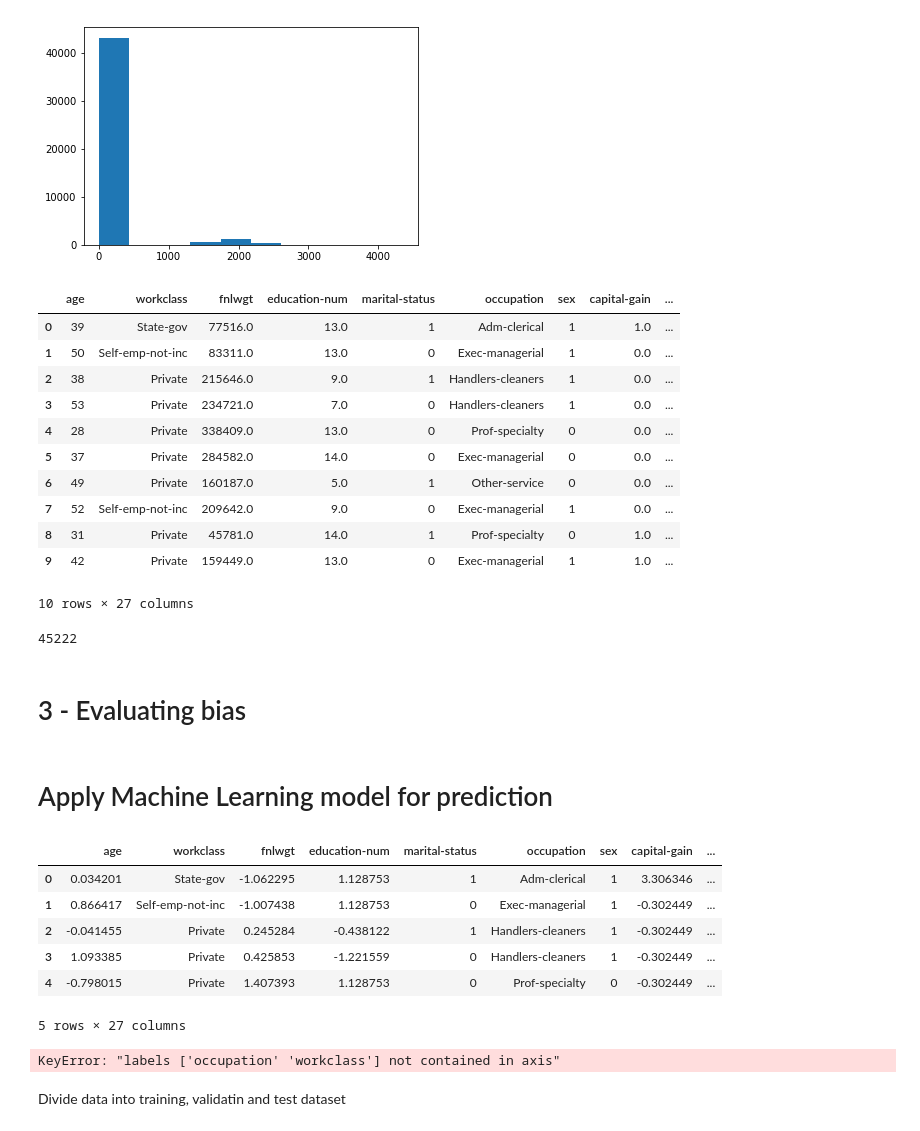
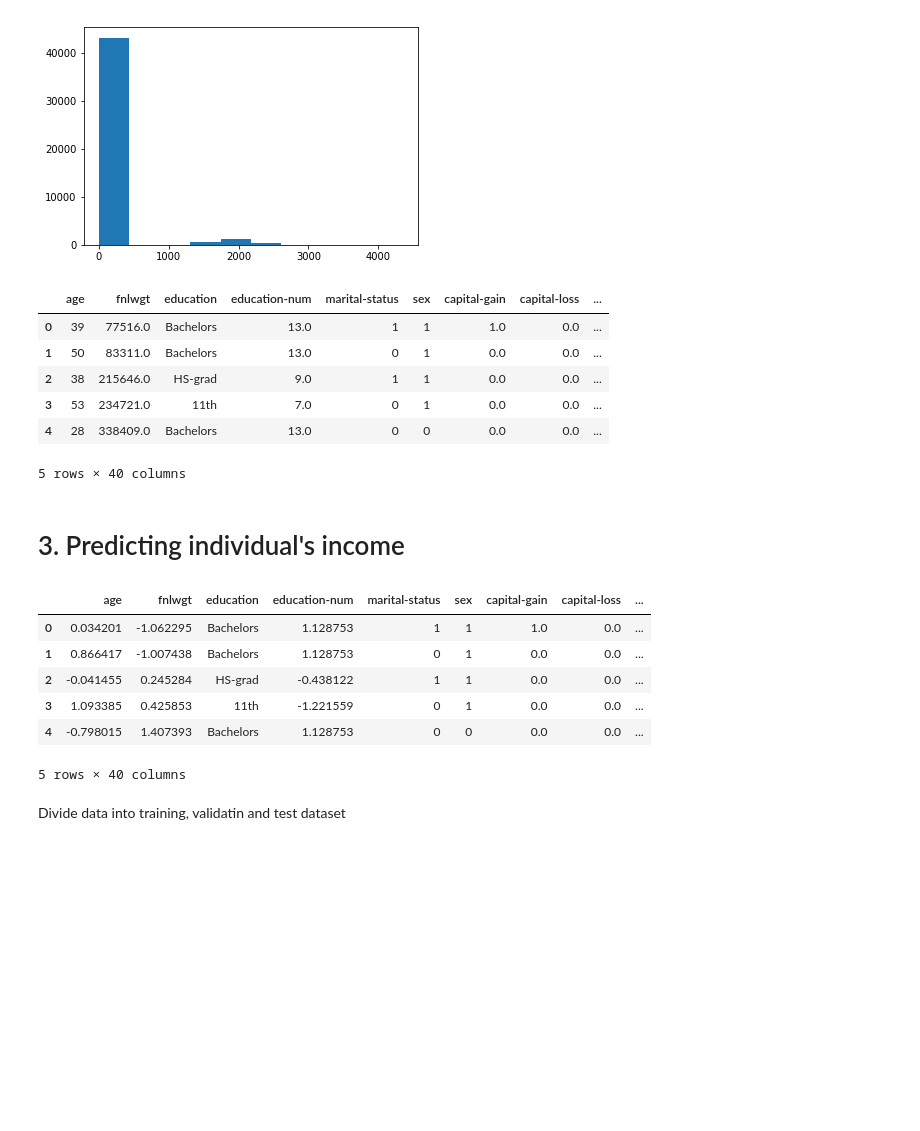
Before and after one commit to heyaudace/ml-bias-fairness, a Jupyter notebook: 2. Intro to Bias and Fairness in Machine Learning.ipynb, the cells around one changed output. Cells and saved outputs as stored; diff of their text form; code cells hidden in the pictures; blank space fills up the shorter version.

```diff
--- a/2. Intro to bias.ipynb
+++ b/2. Intro to Bias and Fairness in Machine Learning.ipynb
@@ -149,6 +149,6 @@ plot_categ_hists(data, 'hours-per-week', fignum=1)
 One important step in data science before applying machine learning algorithms is data preparation. In this section, we will be transforming features of our data, so that our dataset can be ready for machine learning
 # %%
 # Create a new dataset to be modified
-datav2 = data.copy().drop(['education'], axis=1)
+datav2 = data.copy()
 datav2.head()
 # %% [output]
@@ -329,8 +316,10 @@ def group_workclass(x):
     elif x['workclass'] == ' Private':return 'private'
     elif x['workclass'] == ' Self-emp-inc' or x['workclass'] == ' Self-emp-not-inc': return 'self_employed'
     else: return 'without_pay'
-datav2['employment_type']=datav2.apply(group_workclass, axis=1)
 
-datav2.drop(['workclass'], axis=1)
+datav2['workclass']=datav2.apply(group_workclass, axis=1)
+
+datav2['workclass'] = datav2['workclass'].map({'govt':0,'private':1,'self_employed':2,'without_pay':3})
+datav2 = pd.get_dummies(datav2, columns=['workclass'])
 datav2.head()
 # %% [output]
@@ -346,6 +332,0 @@ We now convert to integer and to one hot as done previously
-# %%
-employment_map = {'govt':0,'private':1,'self_employed':2,'without_pay':3}
-
-datav2['employment_type'] = datav2['employment_type'].map(employment_map)
-datav2 = pd.get_dummies(datav2, columns=['employment_type'])
-datav2.head(10)
@@ -366,0 +335,5 @@ datav2.head(10)
+# %%
+occupation_map = dict((value, key) for (key, value) in enumerate(datav2.occupation.unique()))
+datav2['occupation'] = datav2['occupation'].map(occupation_map)
+datav2 = pd.get_dummies(datav2, columns=['occupation'])
+datav2.head()
@@ -408,25 +374,12 @@ plt.show()
 # %%
 datav2.loc[(datav2['capital-loss'] > 0),'capital-loss'] = 1
 datav2.loc[(datav2['capital-loss'] == 0 ,'capital-loss')]= 0
-datav2.head(10)
+datav2.head()
 # %% [output]
-|  | age | workclass | fnlwgt | education-num | marital-status | occupation | sex | capital-gain | ... |
-| 0 | 39 | State-gov | 77516.0 | 13.0 | 1 | Adm-clerical | 1 | 1.0 | ... |
-| 1 | 50 | Self-emp-not-inc | 83311.0 | 13.0 | 0 | Exec-managerial | 1 | 0.0 | ... |
-| 2 | 38 | Private | 215646.0 | 9.0 | 1 | Handlers-cleaners | 1 | 0.0 | ... |
-| 3 | 53 | Private | 234721.0 | 7.0 | 0 | Handlers-cleaners | 1 | 0.0 | ... |
-| 4 | 28 | Private | 338409.0 | 13.0 | 0 | Prof-specialty | 0 | 0.0 | ... |
-| 5 | 37 | Private | 284582.0 | 14.0 | 0 | Exec-managerial | 0 | 0.0 | ... |
-| 6 | 49 | Private | 160187.0 | 5.0 | 1 | Other-service | 0 | 0.0 | ... |
-| 7 | 52 | Self-emp-not-inc | 209642.0 | 9.0 | 0 | Exec-managerial | 1 | 0.0 | ... |
-| 8 | 31 | Private | 45781.0 | 14.0 | 1 | Prof-specialty | 0 | 1.0 | ... |
-| 9 | 42 | Private | 159449.0 | 13.0 | 0 | Exec-managerial | 1 | 1.0 | ... |
+|  | age | fnlwgt | education | education-num | marital-status | sex | capital-gain | capital-loss | ... |
+| 0 | 39 | 77516.0 | Bachelors | 13.0 | 1 | 1 | 1.0 | 0.0 | ... |
+| 1 | 50 | 83311.0 | Bachelors | 13.0 | 0 | 1 | 0.0 | 0.0 | ... |
+| 2 | 38 | 215646.0 | HS-grad | 9.0 | 1 | 1 | 0.0 | 0.0 | ... |
+| 3 | 53 | 234721.0 | 11th | 7.0 | 0 | 1 | 0.0 | 0.0 | ... |
+| 4 | 28 | 338409.0 | Bachelors | 13.0 | 0 | 0 | 0.0 | 0.0 | ... |
-10 rows × 27 columns
+5 rows × 40 columns
-# %%
-datav2['age'].count()
-# %% [output]
-45222
-# %% [markdown]
-# 3 - Evaluating bias
-# %% [markdown]
-# Apply Machine Learning model for prediction
@@ -439,19 +386,20 @@ categorical_features = ["workclass", "education", "marital-status", "occupation"
+# %% [markdown]
+# 3. Predicting individual's income
 # %%
+continuous_features = ['age', 'fnlwgt', 'education-num', 'hours-per-week']
 X = datav2[continuous_features]
 datav2[continuous_features] = (X - np.mean(X))/ np.std(X)
 datav2.head()
 # %% [output]
-|  | age | workclass | fnlwgt | education-num | marital-status | occupation | sex | capital-gain | ... |
-| 0 | 0.034201 | State-gov | -1.062295 | 1.128753 | 1 | Adm-clerical | 1 | 3.306346 | ... |
-| 1 | 0.866417 | Self-emp-not-inc | -1.007438 | 1.128753 | 0 | Exec-managerial | 1 | -0.302449 | ... |
-| 2 | -0.041455 | Private | 0.245284 | -0.438122 | 1 | Handlers-cleaners | 1 | -0.302449 | ... |
-| 3 | 1.093385 | Private | 0.425853 | -1.221559 | 0 | Handlers-cleaners | 1 | -0.302449 | ... |
-| 4 | -0.798015 | Private | 1.407393 | 1.128753 | 0 | Prof-specialty | 0 | -0.302449 | ... |
+|  | age | fnlwgt | education | education-num | marital-status | sex | capital-gain | capital-loss | ... |
+| 0 | 0.034201 | -1.062295 | Bachelors | 1.128753 | 1 | 1 | 1.0 | 0.0 | ... |
+| 1 | 0.866417 | -1.007438 | Bachelors | 1.128753 | 0 | 1 | 0.0 | 0.0 | ... |
+| 2 | -0.041455 | 0.245284 | HS-grad | -0.438122 | 1 | 1 | 0.0 | 0.0 | ... |
+| 3 | 1.093385 | 0.425853 | 11th | -1.221559 | 0 | 1 | 0.0 | 0.0 | ... |
+| 4 | -0.798015 | 1.407393 | Bachelors | 1.128753 | 0 | 0 | 0.0 | 0.0 | ... |
-5 rows × 27 columns
+5 rows × 40 columns
 # %%
-datav2 = datav2.drop(['occupation', 'workclass'], axis=1)
+datav2 = datav2.drop(['education'], axis=1)
-# %% [output]
-KeyError: "labels ['occupation' 'workclass'] not contained in axis"
 # %% [markdown]
 Divide data into training, validatin and test dataset
 # %% [markdown]
```
Also changed, not shown: parts of 88 cells of this notebook.
